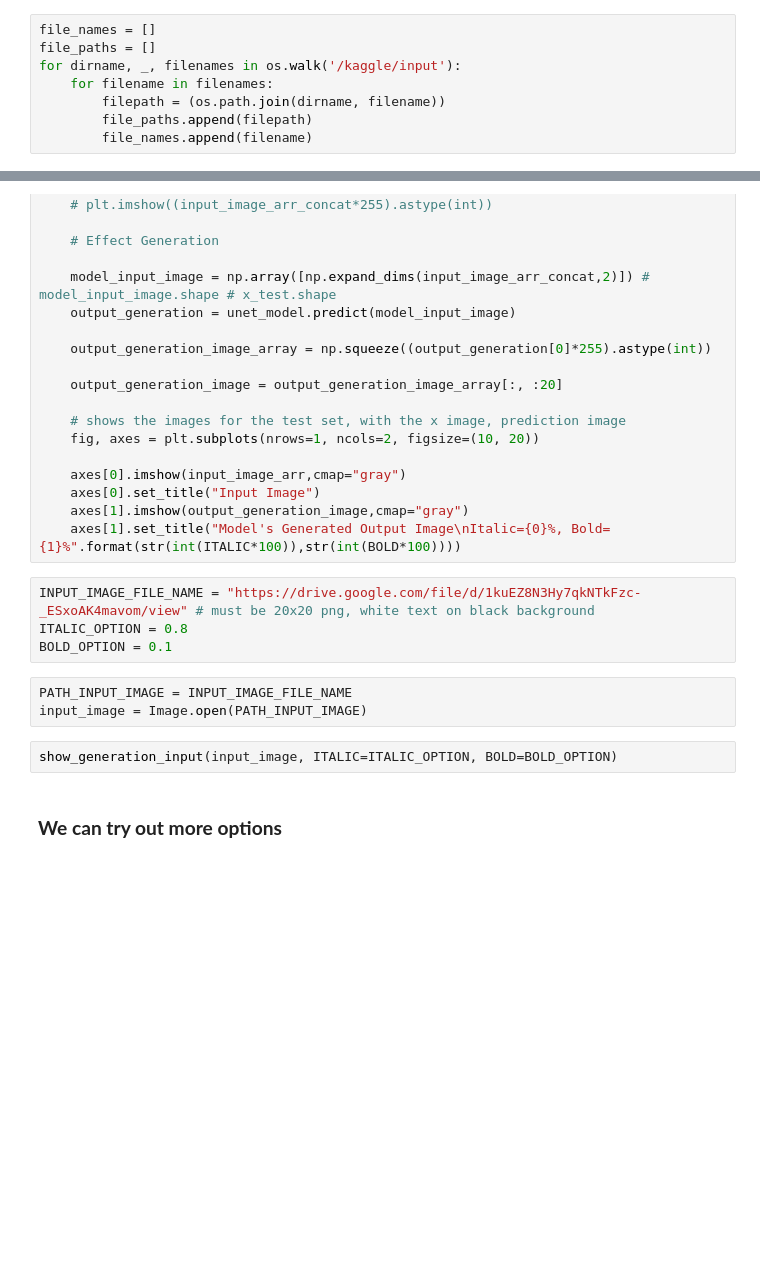
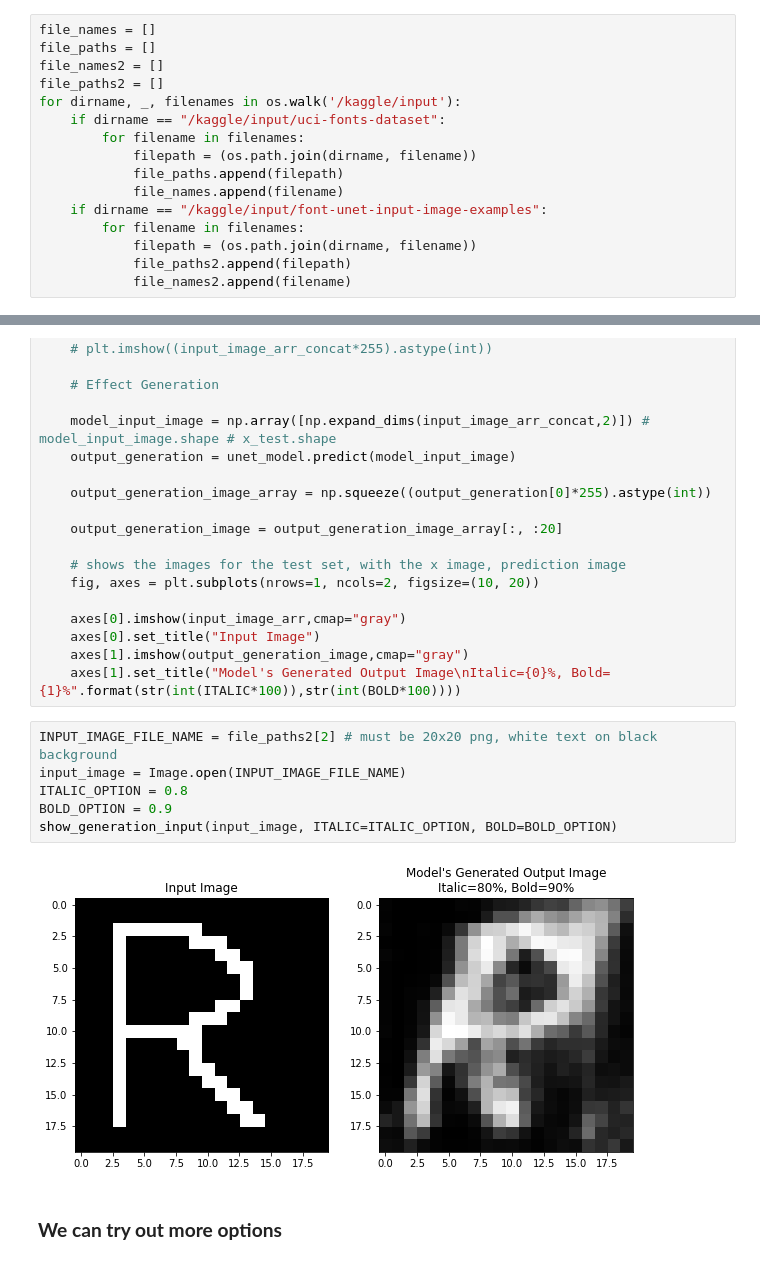
Before and after one commit to benduong2001/dsproject_font_decorator_bolditalic_unet, a Jupyter notebook: notebookf434c1328f.ipynb, the cells around one changed output, grey strips where cells are left out. Cells and saved outputs as stored; diff of their text form; blank space fills up the shorter version.

Commit message:
Kaggle Notebook | notebookf434c1328f | Version 2

```diff
--- a/notebookf434c1328f.ipynb
+++ b/notebookf434c1328f.ipynb
@@ -40,11 +40,19 @@ from tensorflow.keras.layers import BatchNormalization
 # %%
 file_names = []
 file_paths = []
+file_names2 = []
+file_paths2 = []
 for dirname, _, filenames in os.walk('/kaggle/input'):
-    for filename in filenames:
-        filepath = (os.path.join(dirname, filename))
-        file_paths.append(filepath)
-        file_names.append(filename)
+    if dirname == "/kaggle/input/uci-fonts-dataset":
+        for filename in filenames:
+            filepath = (os.path.join(dirname, filename))
+            file_paths.append(filepath)
+            file_names.append(filename)
+    if dirname == "/kaggle/input/font-unet-input-image-examples":
+        for filename in filenames:
+            filepath = (os.path.join(dirname, filename))
+            file_paths2.append(filepath)
+            file_names2.append(filename)
 # %%
 # for each font's csv table, the column "m_label" denotes an identifier for a certain character
 # the variables below are the m_labels for specific character groups (alphanumeric - uppercase, lowercase, digits)
@@ -407,14 +415,13 @@ def show_generation_input(input_image, ITALIC,BOLD):
     axes[1].imshow(output_generation_image,cmap="gray")
     axes[1].set_title("Model's Generated Output Image\nItalic={0}%, Bold={1}%".format(str(int(ITALIC*100)),str(int(BOLD*100))))
 # %%
-INPUT_IMAGE_FILE_NAME = "https://drive.google.com/file/d/1kuEZ8N3Hy7qkNTkFzc-_ESxoAK4mavom/view" # must be 20x20 png, white text on black background
+INPUT_IMAGE_FILE_NAME = file_paths2[2] # must be 20x20 png, white text on black background
+input_image = Image.open(INPUT_IMAGE_FILE_NAME)
 ITALIC_OPTION = 0.8
-BOLD_OPTION = 0.1
+BOLD_OPTION = 0.9
+show_generation_input(input_image, ITALIC=ITALIC_OPTION, BOLD=BOLD_OPTION)
+# %% [output]
+[figure, added]
-# %%
-PATH_INPUT_IMAGE = INPUT_IMAGE_FILE_NAME
-input_image = Image.open(PATH_INPUT_IMAGE)
-# %%
-show_generation_input(input_image, ITALIC=ITALIC_OPTION, BOLD=BOLD_OPTION)
 # %% [markdown]
 ### **We can try out more options** ###
 # %%
```
Also changed, not shown: parts of 4 cells of this notebook.
